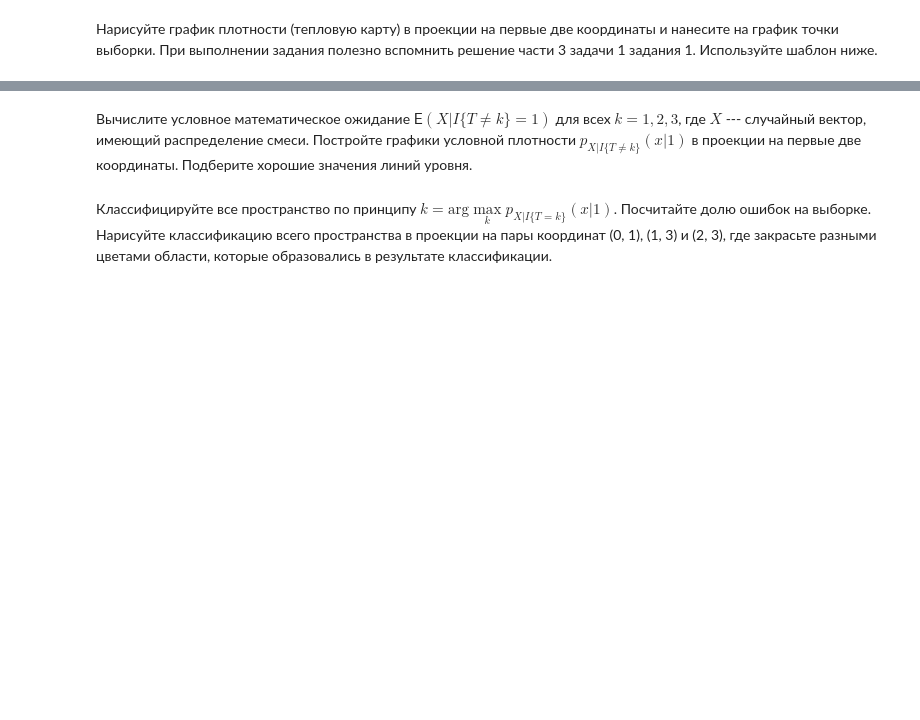
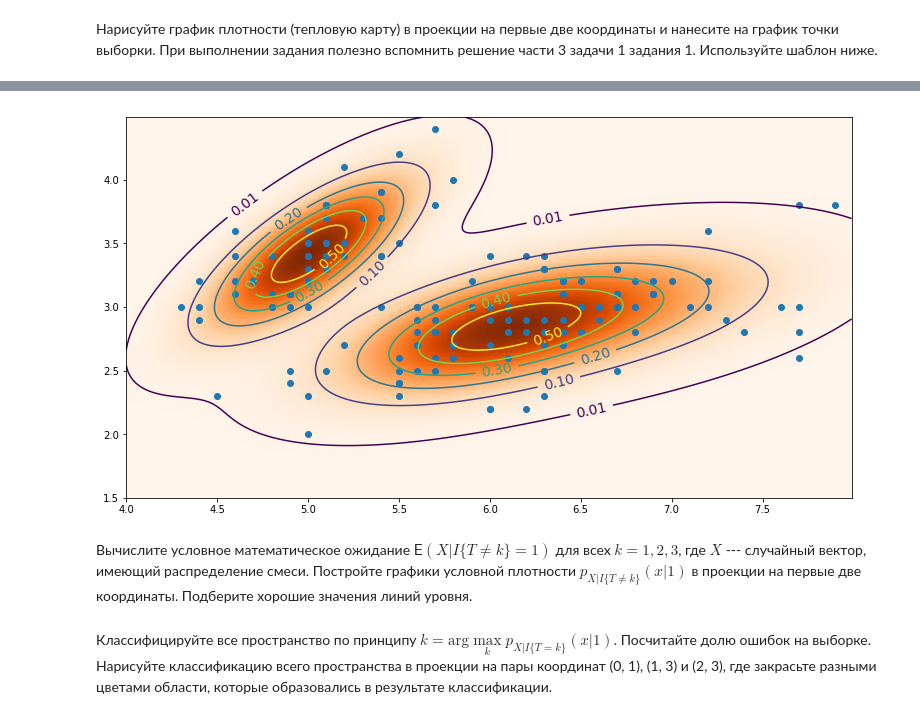
Before and after one commit to heorhii-bolotov/MIPT-Statistics, a Jupyter notebook: 3/3.30.ipynb, the cells around one changed output, grey strips where cells are left out. Saved outputs shown, nothing was run; the diff lists cells and outputs as text; code cells hidden in the pictures; blank space fills up the shorter version.

Commit message:
Третье задание

```diff
--- a/3/3.30.ipynb
+++ b/3/3.30.ipynb
@@ -109,8 +156,9 @@ draw(lambda x: x * x, '\\xi^2')
 Загрузите датасет "Ирисы Фишера", используя следующий код.
 # %%
 from sklearn.datasets import load_iris
+
 data = load_iris()
-data['data']  # выборка
-data['target']  # номера компонент смеси
+sample = data['data']  # выборка
+sample_types = data['target']  # номера компонент смеси
 # %% [markdown]
 В предположении, что каждый класс имеет гауссовское распределение, оцените его параметры. Используйте для этого функции `numpy.mean` и `numpy.cov`. Проверьте, что матрица ковариаций получилась правильной --- возможно, придется предварительно поменять порядок осей (транспонировать). Напечатайте полученные оценки.
@@ -118,0 +165,15 @@ data['target']  # номера компонент смеси
+# %%
+means_of_type = []
+covaritaions_of_type = []
+
+for type in [0, 1, 2]:
+    # первые 50 ирисок --- первого класса, вторые 50 --- второго, последние 50 --- третьего
+    sample_of_type = sample[type * 50:(type + 1) * 50]
+    mean_of_type = np.mean(sample_of_type, axis=0)
+    covaritaion_of_type = np.cov(sample_of_type.T)
+    print(mean_of_type)
+    print(covaritaion_of_type)
+    print()
+
+    means_of_type.append(mean_of_type)
+    covaritaions_of_type.append(covaritaion_of_type)
@@ -121,14 +210,16 @@ data['target']  # номера компонент смеси
 # %%
-I = np.array([0, 1])  # это можно передавать в качестве индексов
-grid = np.mgrid[..., ...]
-density = ...
+grid = np.mgrid[4:8:0.01, 1.5:4.5:0.01]
+densities = [sps.multivariate_normal.pdf(np.dstack((grid[0], grid[1])), means_of_type[type][:2], covaritaions_of_type[type][:2, :2]) for type in range(3)]
+density = np.mean(densities, axis=0)
 
 plt.figure(figsize=(13, 7))
 plt.pcolormesh(grid[0], grid[1], density, cmap='Oranges')
-plt.scatter(..., alpha=0.2)
+plt.scatter(sample[:, 0], sample[:, 1])
 CS = plt.contour(grid[0], grid[1], density, [0.01, 0.1, 0.2, 0.3, 0.4, 0.5])
 plt.clabel(CS, fontsize=14, inline=1, fmt='%1.2f', cmap='Set3')
 plt.show()
+# %% [output]
+[figure, added]
 # %% [markdown]
 Вычислите условное математическое ожидание $\mathsf{E}( X | I\{T \not= k\} = 1)$ для всех $k = 1,2,3$, где $X$ --- случайный вектор, имеющий распределение смеси.
 Постройте графики условной плотности $p_{X|I\{T \not= k\}}\left(x \left| 1\right.\right)$ в проекции на первые две координаты. Подберите хорошие значения линий уровня.
```
Also changed, not shown: parts of 18 cells of this notebook, 5 other files.
